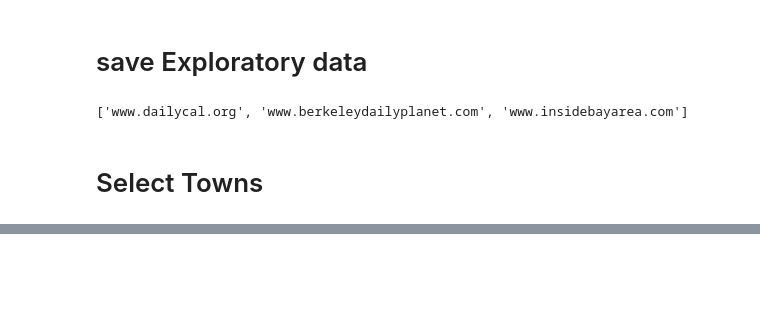
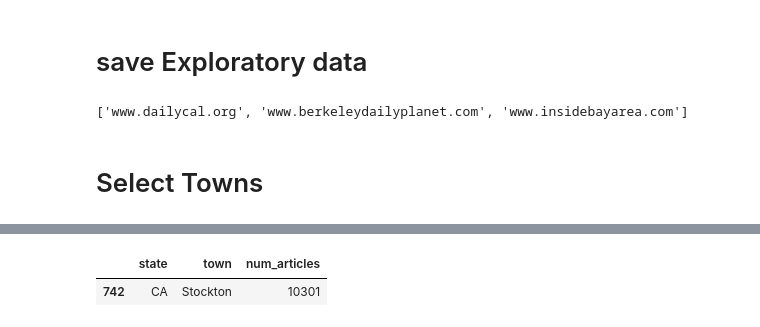
Before and after one commit to nknezek/LocalType, a Jupyter notebook: explore_data/Select Towns.ipynb, the cells around one changed output, grey strips where cells are left out. Cells and saved outputs as stored; diff of their text form; code cells hidden in the pictures; blank space fills up the shorter version.

```diff
--- a/explore_data/Select Towns.ipynb
+++ b/explore_data/Select Towns.ipynb
@@ -358,0 +352,5 @@ for st in df_art['state'].values:
+# %%
+df_art[(df_art['state']=='CA')&(df_art['town']=='Stockton')]
+# %% [output]
+|  | state | town | num_articles |
+| 742 | CA | Stockton | 10301 |
```
Also changed, not shown: parts of 2 cells of this notebook, 19 other files.
